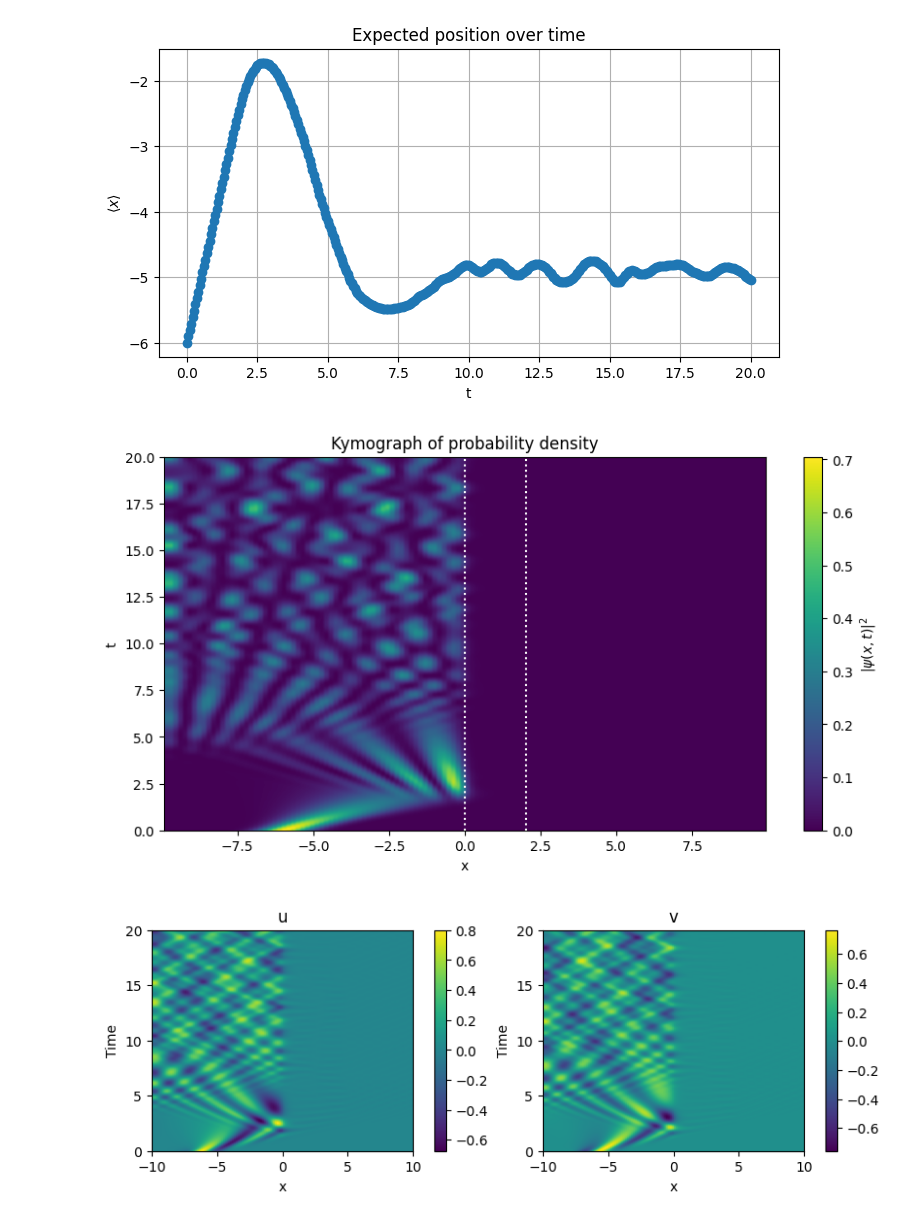
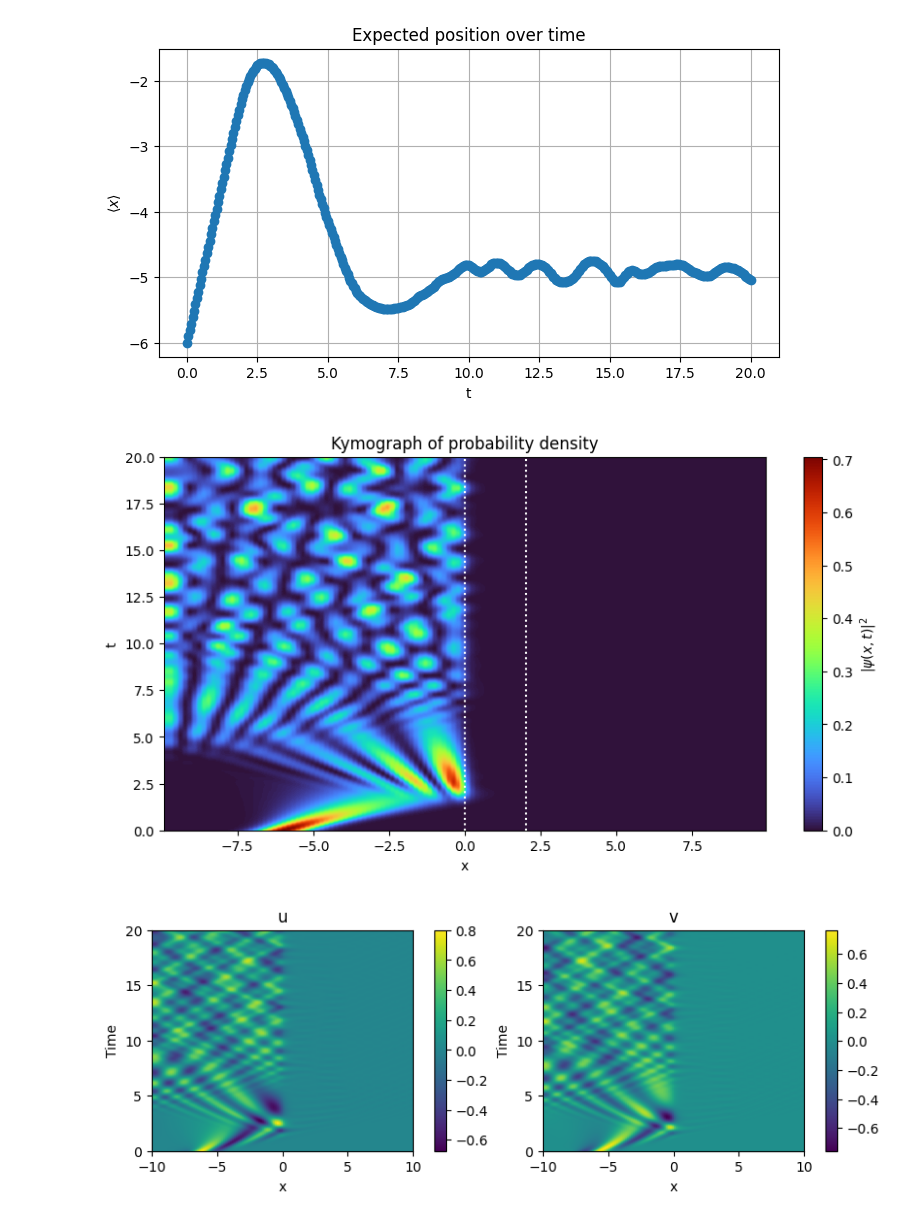
Before and after one commit to pavitra1905/stm-tunnelling-model, a Jupyter notebook: stm_analysis_all_plots.ipynb, the cells around one changed output. Cells and saved outputs as stored; diff of their text form; code cells hidden in the pictures.

Commit message:
change plot colours

```diff
--- a/stm_analysis_all_plots.ipynb
+++ b/stm_analysis_all_plots.ipynb
@@ -488,32 +488,33 @@ plt.show()
 # %%
 # ----- kymograph of probability density -----
 
 rho_list = []
 time_list = []
 
 for time, fields in storage.items():
     rho_list.append(probability_density(fields))
     time_list.append(time)
 
 rho_array = np.array(rho_list)
 time_array = np.array(time_list)
 
 plt.figure(figsize=(10, 5))
 plt.imshow(
     rho_array,
     aspect="auto",
     origin="lower",
-    extent=[x[0], x[-1], time_array[0], time_array[-1]]
+    extent=[x[0], x[-1], time_array[0], time_array[-1]],
+    cmap="turbo"
 )
 plt.colorbar(label=r"$|\psi(x,t)|^2$")
 plt.axvline(0, color="white", linestyle=":")
 plt.axvline(a, color="white", linestyle=":")
 plt.xlabel("x")
 plt.ylabel("t")
 plt.title("Kymograph of probability density")
 plt.show()
 # %% [output]
-[figure, old version]
+[figure, new version]
 # %%
 from pde import plot_kymographs
 
```
Also changed, not shown: parts of 3 cells of this notebook.
